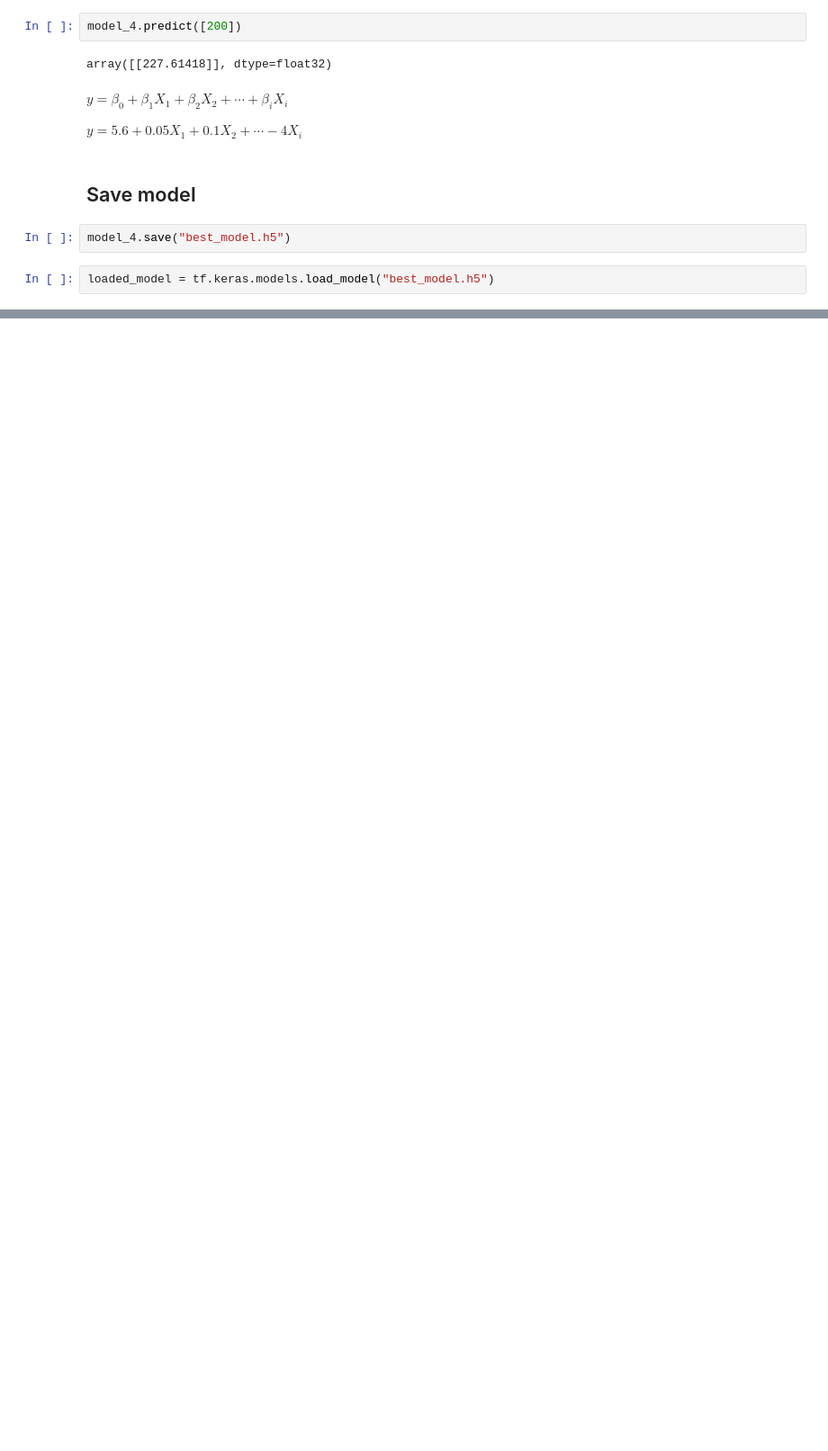
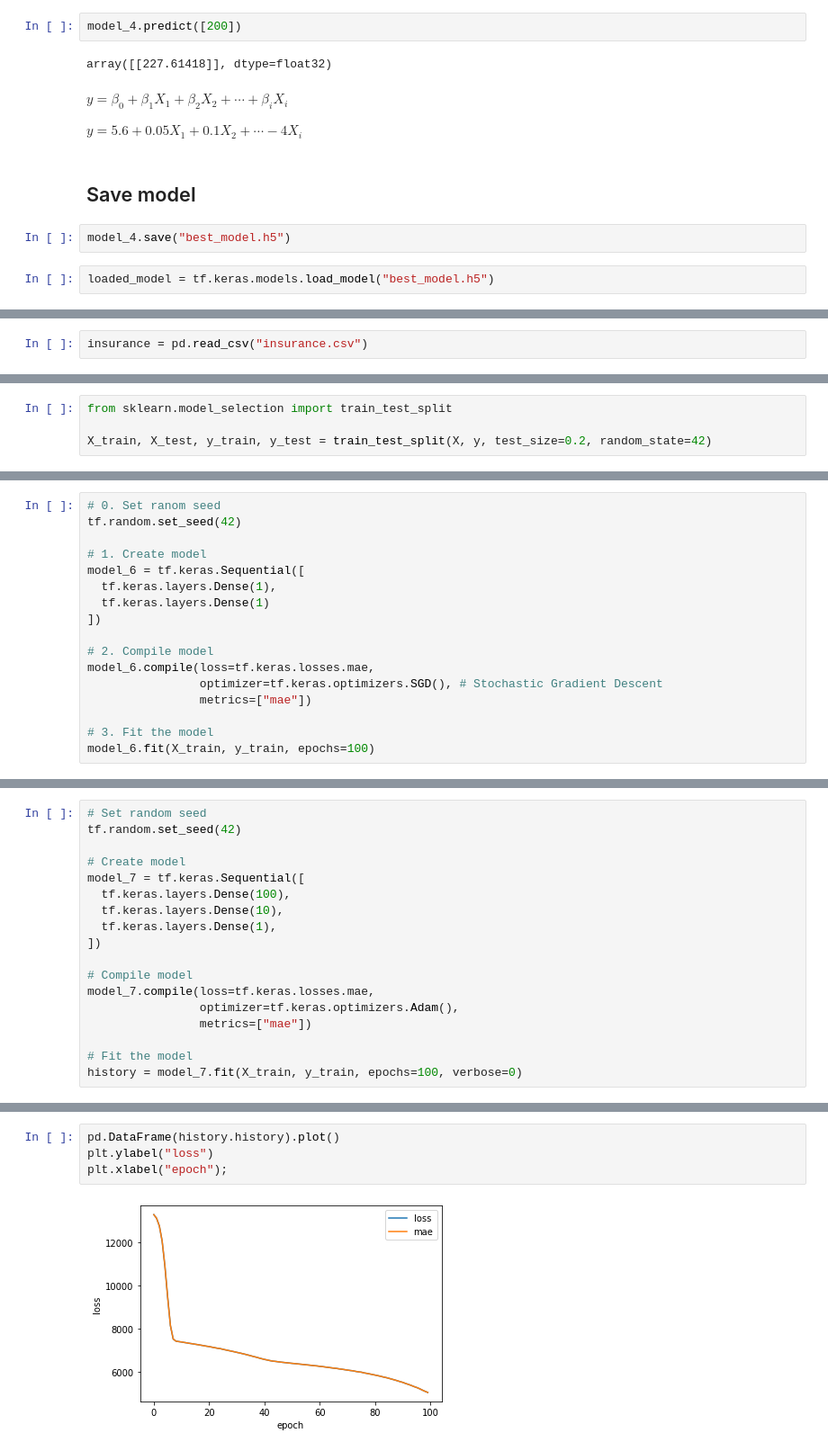
Before and after one commit to milioe/Moravec, a Jupyter notebook: 1_RegresionDamian.ipynb, the cells around one changed output, grey strips where cells are left out. Shown at 90% size. Drawn from its saved outputs; the diff is of its cells as text; blank space fills up the shorter version.

```diff
--- a/1_RegresionDamian.ipynb
+++ b/1_RegresionDamian.ipynb
@@ -524,0 +551,2 @@ array([[6.2084155]], dtype=float32)
+# %%
+insurance = pd.read_csv("insurance.csv")
@@ -524,0 +667,4 @@ array([[6.2084155]], dtype=float32)
+# %%
+from sklearn.model_selection import train_test_split
+
+X_train, X_test, y_train, y_test = train_test_split(X, y, test_size=0.2, random_state=42)
@@ -524,0 +677,17 @@ array([[6.2084155]], dtype=float32)
+# %%
+# 0. Set ranom seed
+tf.random.set_seed(42)
+
+# 1. Create model
+model_6 = tf.keras.Sequential([
+  tf.keras.layers.Dense(1),
+  tf.keras.layers.Dense(1)
+])
+
+# 2. Compile model
+model_6.compile(loss=tf.keras.losses.mae,
+                optimizer=tf.keras.optimizers.SGD(), # Stochastic Gradient Descent
+                metrics=["mae"])
+
+# 3. Fit the model
+model_6.fit(X_train, y_train, epochs=100)
@@ -524,0 +725,18 @@ array([[6.2084155]], dtype=float32)
+# %%
+# Set random seed
+tf.random.set_seed(42)
+
+# Create model
+model_7 = tf.keras.Sequential([
+  tf.keras.layers.Dense(100),
+  tf.keras.layers.Dense(10),
+  tf.keras.layers.Dense(1),
+])
+
+# Compile model
+model_7.compile(loss=tf.keras.losses.mae,
+                optimizer=tf.keras.optimizers.Adam(),
+                metrics=["mae"])
+
+# Fit the model
+history = model_7.fit(X_train, y_train, epochs=100, verbose=0)
@@ -524,0 +748,6 @@ array([[6.2084155]], dtype=float32)
+# %%
+pd.DataFrame(history.history).plot()
+plt.ylabel("loss")
+plt.xlabel("epoch");
+# %% [output]
+[figure, added]
```
Also changed, not shown: parts of 36 cells of this notebook.
